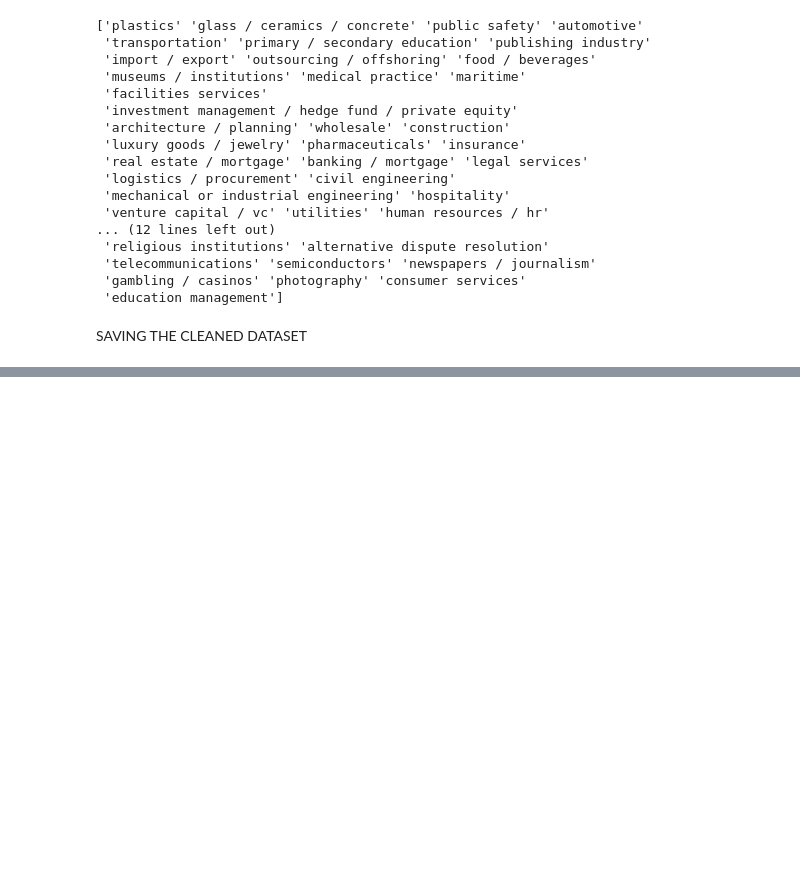
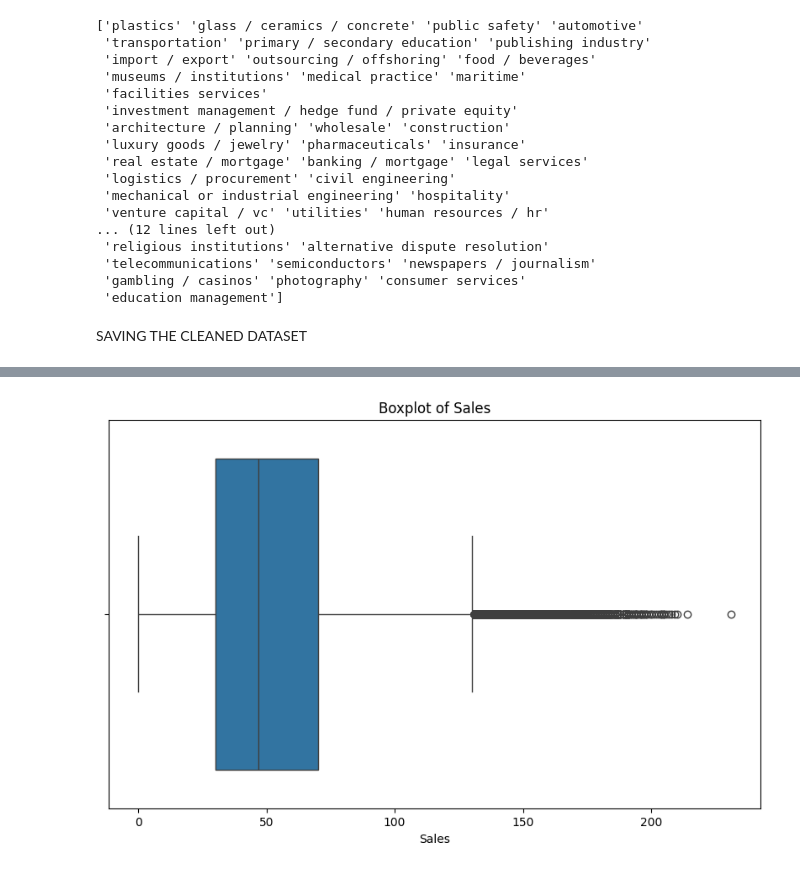
Before and after one commit to deepavarshini09/SoftNexisTechnology_Tasks, a Jupyter notebook: task1_snt.ipynb, the cells around one changed output, grey strips where cells are left out. Drawn from its saved outputs; the diff is of its cells as text; code cells hidden in the pictures; blank space fills up the shorter version.

Commit message:
Task 1 - Intermediate Dataset - Retail Sales Cleaned and Preprocessed

```diff
--- a/task1_snt.ipynb
+++ b/task1_snt.ipynb
@@ -550,0 +557,8 @@ Saved as 'cleaned_organizations.csv'
+# %%
+import pandas as pd
+import numpy as np
+import matplotlib.pyplot as plt
+import seaborn as sns
+
+# Load the dataset
+data = pd.read_csv('train.csv')
@@ -550,0 +617,23 @@ Saved as 'cleaned_organizations.csv'
+# %%
+# Fill numeric columns with median
+numeric_cols = data.select_dtypes(include=['number']).columns
+for col in numeric_cols:
+    data[col] = data[col].fillna(data[col].median())
+# %%
+# Fill categorical columns with mode
+categorical_cols = data.select_dtypes(exclude=['number']).columns
+for col in categorical_cols:
+    if not data[col].mode().empty:  # Check if mode exists
+        data[col] = data[col].fillna(data[col].mode()[0])
+# %%
+# Plotting boxplots to detect outliers in the 'sales' column
+if 'sales' in data.columns:
+    plt.figure(figsize=(10, 6))
+    sns.boxplot(x=data['sales'])
+    plt.title('Boxplot of Sales')
+    plt.xlabel('Sales')
+    plt.show()
+else:
+    print("Column 'sales' not found in dataset. Skipping boxplot.")
+# %% [output]
+[figure, added]
```
Also changed, not shown: parts of 13 cells of this notebook.
